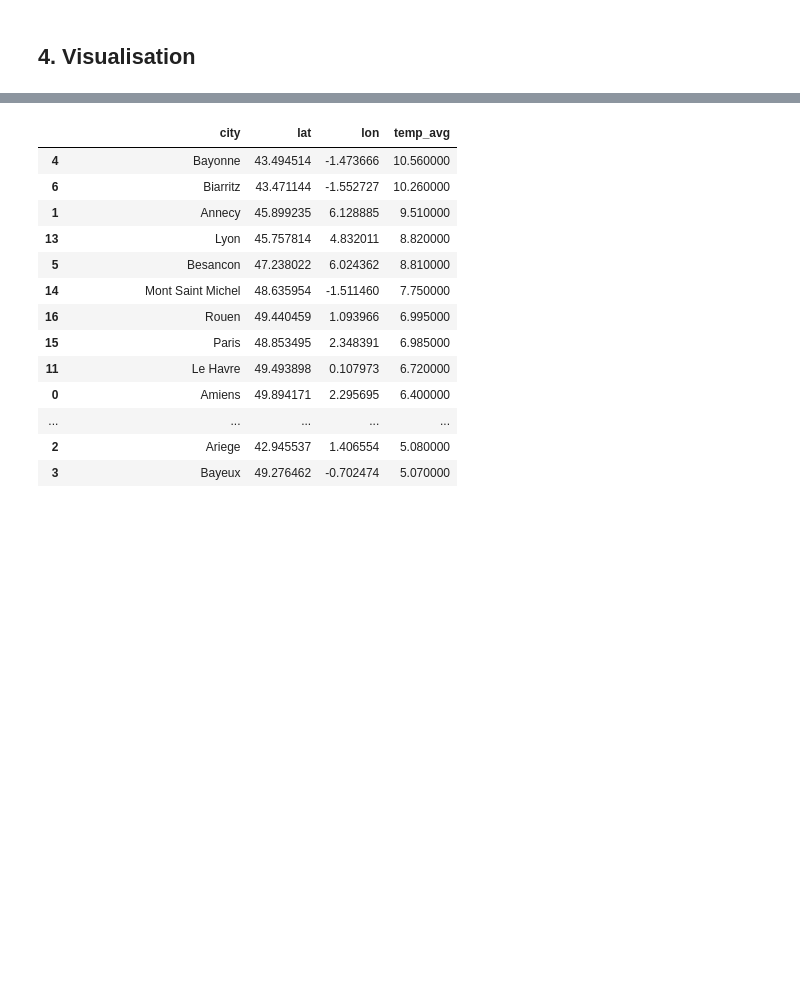
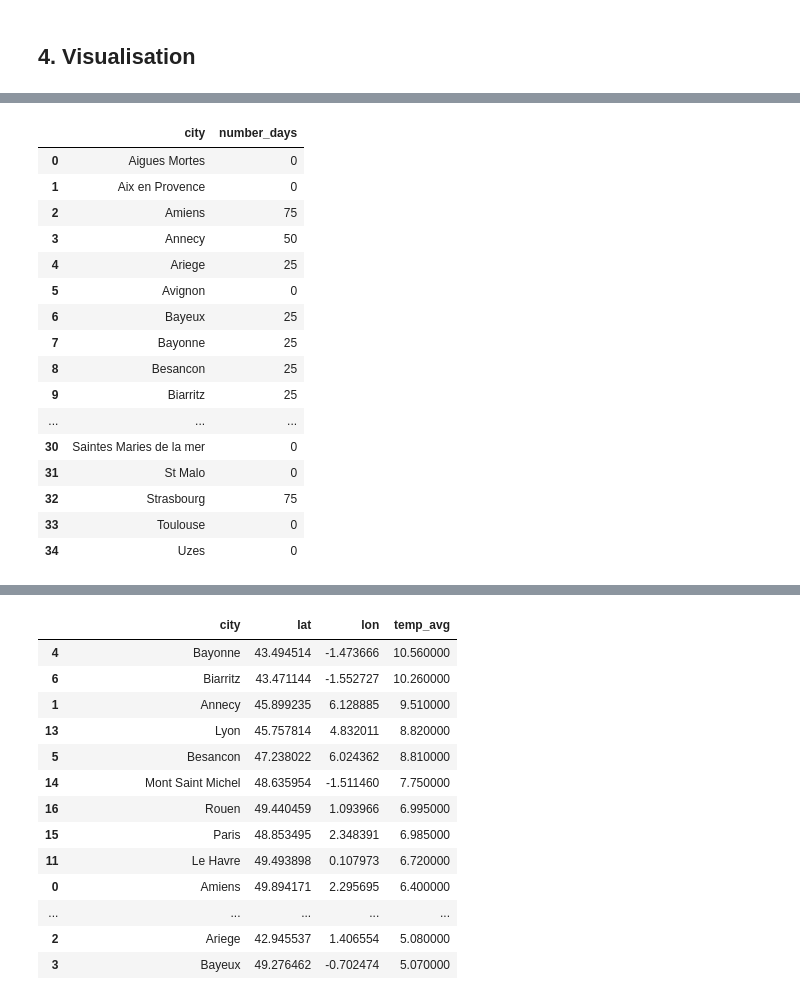
Before and after one commit to YnaPqt/data-management-kayak, a Jupyter notebook: kayak_project.ipynb, the cells around one changed output, grey strips where cells are left out. Saved outputs shown, nothing was run; the diff lists cells and outputs as text; code cells hidden in the pictures; blank space fills up the shorter version.

```diff
--- a/kayak_project.ipynb
+++ b/kayak_project.ipynb
@@ -464,2 +515,22 @@ df_weather['clear_sky'] = (df_weather['weather_descrip'] == 'clear sky').astype(
+# %%
+best_temp
+# %% [output]
+|  | city | number_days |
+| 0 | Aigues Mortes | 0 |
+| 1 | Aix en Provence | 0 |
+| 2 | Amiens | 75 |
+| 3 | Annecy | 50 |
+| 4 | Ariege | 25 |
+| 5 | Avignon | 0 |
+| 6 | Bayeux | 25 |
+| 7 | Bayonne | 25 |
+| 8 | Besancon | 25 |
+| 9 | Biarritz | 25 |
+| ... | ... | ... |
+| 30 | Saintes Maries de la mer | 0 |
+| 31 | St Malo | 0 |
+| 32 | Strasbourg | 75 |
+| 33 | Toulouse | 0 |
+| 34 | Uzes | 0 |
 # %%
 # Group by city and apply the rolling window
```
Also changed, not shown: parts of 11 cells of this notebook.
